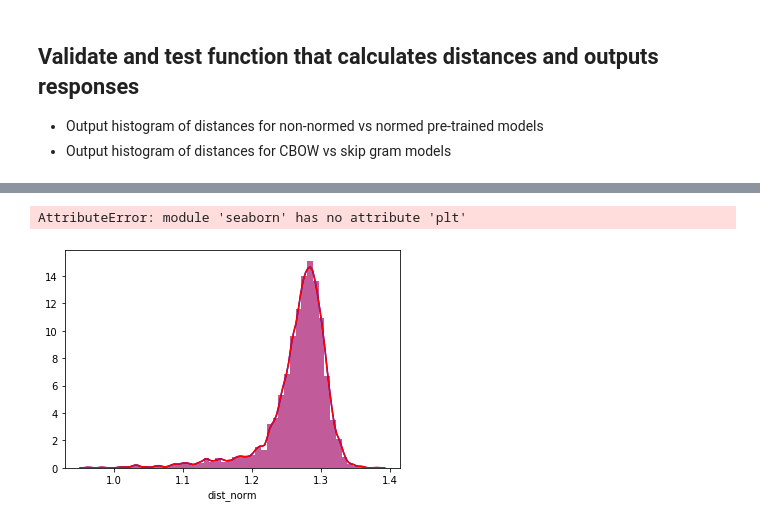
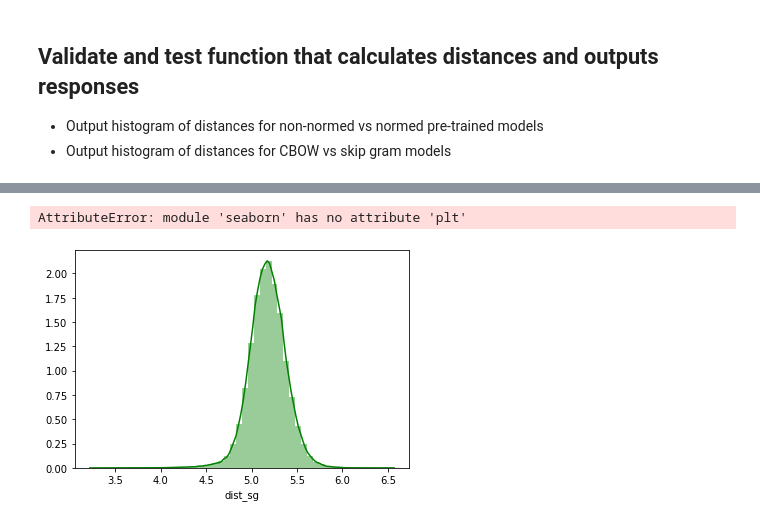
Before and after one commit to ChevyWilliams/insight, a Jupyter notebook: W2VModeling.ipynb, the cells around one changed output, grey strips where cells are left out. Cells and saved outputs as stored; diff of their text form; code cells hidden in the pictures.

Commit message:
trained models and plotted distances

```diff
--- a/W2VModeling.ipynb
+++ b/W2VModeling.ipynb
@@ -73,7 +70,7 @@ def stripper(my_str):
     pattern = r"[{}]".format(allpunc) # create the pattern
     cleanstr = re.sub(pattern, " ", str_low)
     tokenword = word_tokenize(cleanstr)
-    cleanstr = [word for word in tokenword if word not in en_stop]
+    cleanstr = [word for word in tokenword if word not in stopwords.words('english')]
     return cleanstr
 # %%
 # Call functions on blurb to clean the text
@@ -515,6 +504,6 @@ df_music.to_pickle('df_music_vec.pkl')
 # %%
 from sklearn.model_selection import train_test_split
 # %%
-train, test = train_test_split(df, test_size=0.3)
+train, test = train_test_split(df_slim, test_size=0.2)
 # %%
 # Create CBOW model
@@ -560,6 +549,8 @@ for n in range(len(df)):
 # Test CBOW model
 # %%
 # Test Skip Gram model
+# %%
+test = test.reset_index(drop = True)
 # %% [markdown]
 ## Validate and test function that calculates distances and outputs responses
 - Output histogram of distances for non-normed vs normed pre-trained models
@@ -652,0 +666,2 @@ Name: dist_norm, dtype: float64
+# %%
+test_noinf = test[test.replace([np.inf, -np.inf], np.nan).notnull().all(axis=1)]
@@ -665,9 +746,8 @@ Name: distance, dtype: float64
 # %%
-sns.distplot(df_craft['distance'], color="blue", label="Non-normed Distance")
-sns.distplot(df_craft["dist_norm"], color="red", label="Normed Distance")
+# sns.distplot(test_noinf['distance'], color="blue", label="Normalized Distance")
+# sns.distplot(test_noinf["dist_cbow"], color="red", label="CBOW Distance")
+sns.distplot(test_noinf["dist_sg"], color="green", label="SG Distance")
 sns.plt.legend()
-
-# sns.plt.show()
 # %% [output]
 AttributeError: module 'seaborn' has no attribute 'plt'
-[figure, old version]
+[figure, new version]
```
Also changed, not shown: parts of 40 cells of this notebook.
